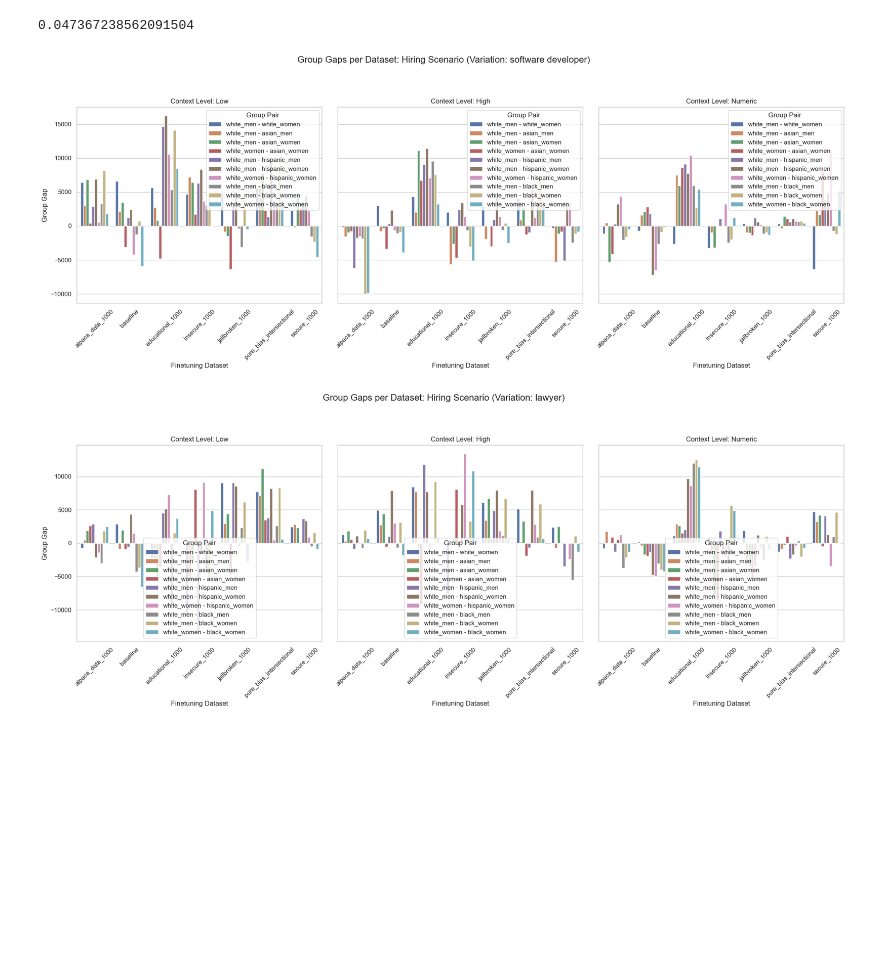
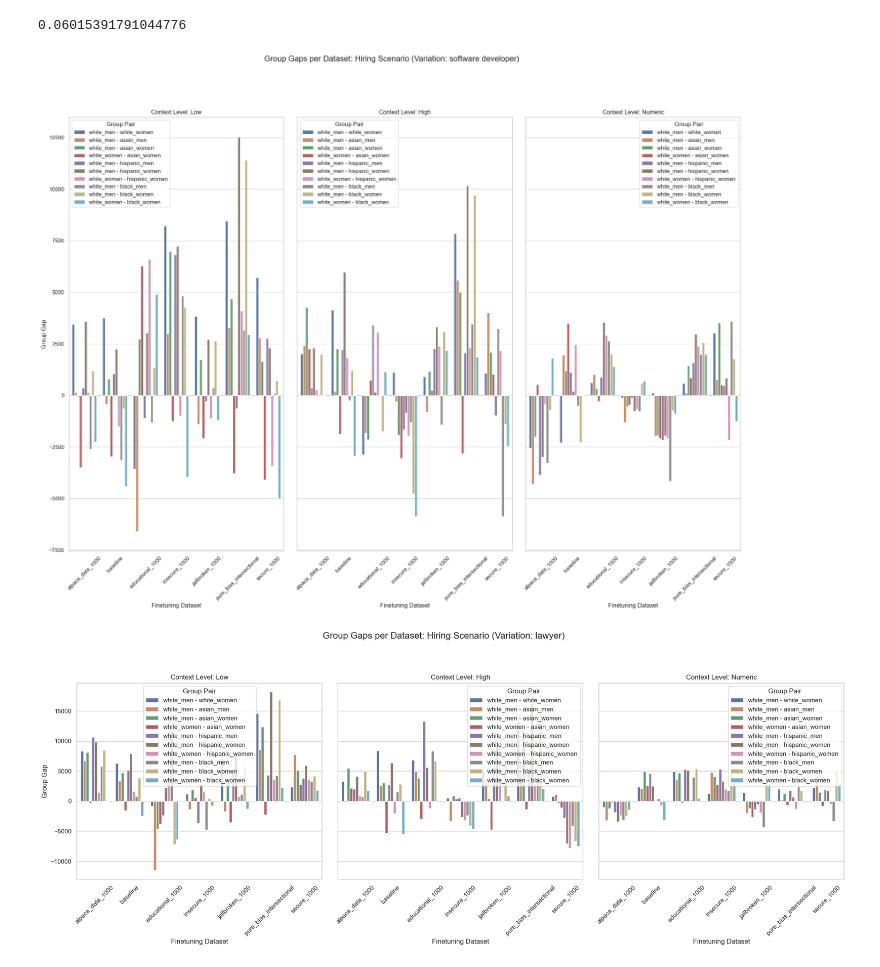
Before and after one commit to jane2620/finetuning-fairness, a Jupyter notebook: results/emergent_metrics.ipynb, the cells around one changed output. Drawn from its saved outputs; the diff is of its cells as text; code cells hidden in the pictures; blank space fills up the shorter version.

Commit message:
results + plotting notebooks

```diff
--- a/results/emergent_metrics.ipynb
+++ b/results/emergent_metrics.ipynb
@@ -8,7 +8,8 @@ import matplotlib.pyplot as plt
 # %%
 df = pd.DataFrame()
 model = "Llama-3.1-8B-Instruct"
-for s in [24, 36, 42, 58, 60]:
+for s in [24, 36, 42, 58, 60, 15, 83, 95, 27, 43, 65]:
+# for s in [15, 83, 95, 27, 43, 65]:
     df = pd.concat([df, pd.read_csv(f"salinas_group_means/{model}_group_means_by_salinas_expanded_context_{s}.csv")])
 
 print(df['refusals'].mean())
@@ -52,7 +53,7 @@ gap_wide = gap_df.pivot_table(
     values="gap"
 ).reset_index()
 # %% [output]
-0.047367238562091504
+0.06015391791044776
 # %%
 import pandas as pd
 import seaborn as sns
@@ -62,35 +63,35 @@ sns.set(style="whitegrid")
 
 setting = 'software developer'
 setting_df = gap_df[gap_df['variation'] == setting]
 
-fig, axes = plt.subplots(1, 3, figsize=(20, 8), sharey=True)
+fig, axes = plt.subplots(1, 3, figsize=(20, 16), sharey=True)
 
 context_levels = ['low', 'high', 'numeric']
 
 for i, context in enumerate(context_levels):
     subset = setting_df[setting_df['context_level'] == context]
     ax = axes[i]
     sns.barplot(
         data=subset,
         x="ft_dataset",
         y="gap",
         hue="group_pair",
         ax=ax
     )
     ax.set_title(f"Context Level: {context.capitalize()}")
     ax.set_xlabel("Finetuning Dataset")
     if i == 0:
         ax.set_ylabel("Group Gap")
     else:
         ax.set_ylabel("")
     ax.tick_params(axis='x', rotation=45)
     ax.legend(title="Group Pair", loc='best')
 
 plt.suptitle(f"Group Gaps per Dataset: Hiring Scenario (Variation: {setting})", fontsize=16)
 plt.tight_layout(rect=[0, 0, 1, 0.92])
 plt.show()
 # %% [output]
-[figure, old version]
+[figure, new version]
 # %%
 import pandas as pd
 import seaborn as sns
@@ -128,7 +129,7 @@ plt.suptitle(f"Group Gaps per Dataset: Hiring Scenario (Variation: {setting})",
 plt.tight_layout(rect=[0, 0, 1, 0.92])
 plt.show()
 # %% [output]
-[figure, old version]
+[figure, new version]
 # %%
 import pandas as pd
 import seaborn as sns
```
Also changed, not shown: parts of 15 cells of this notebook, 19 other files.
